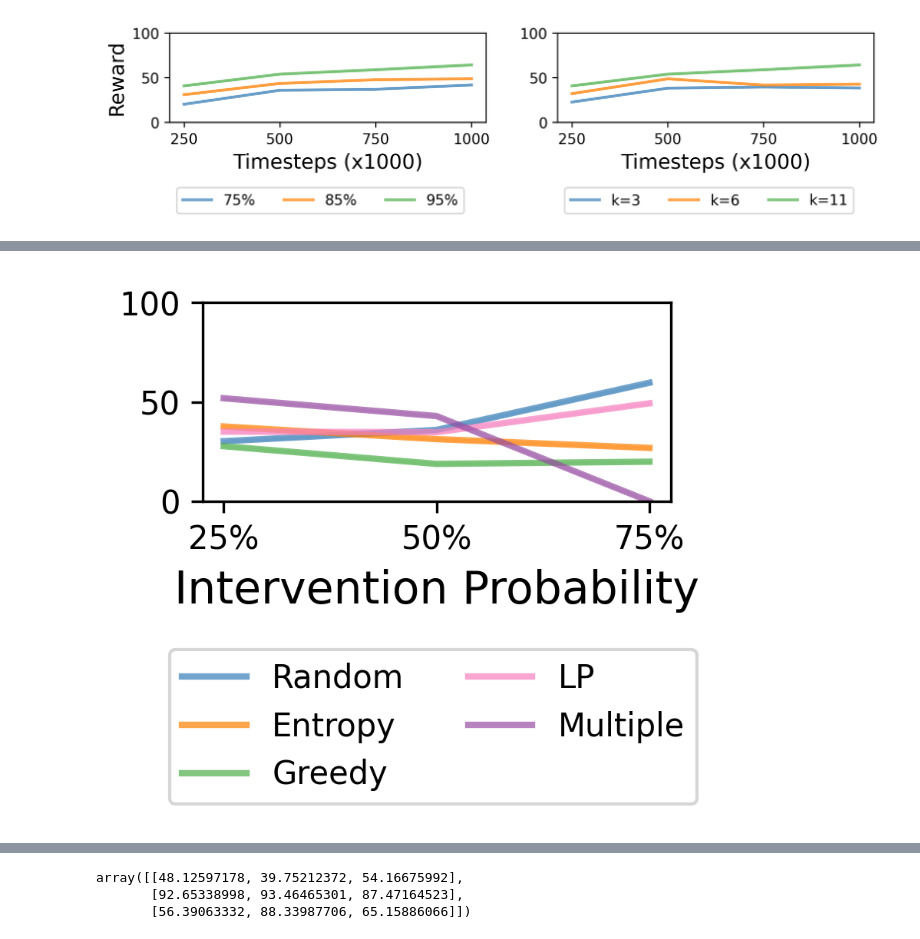
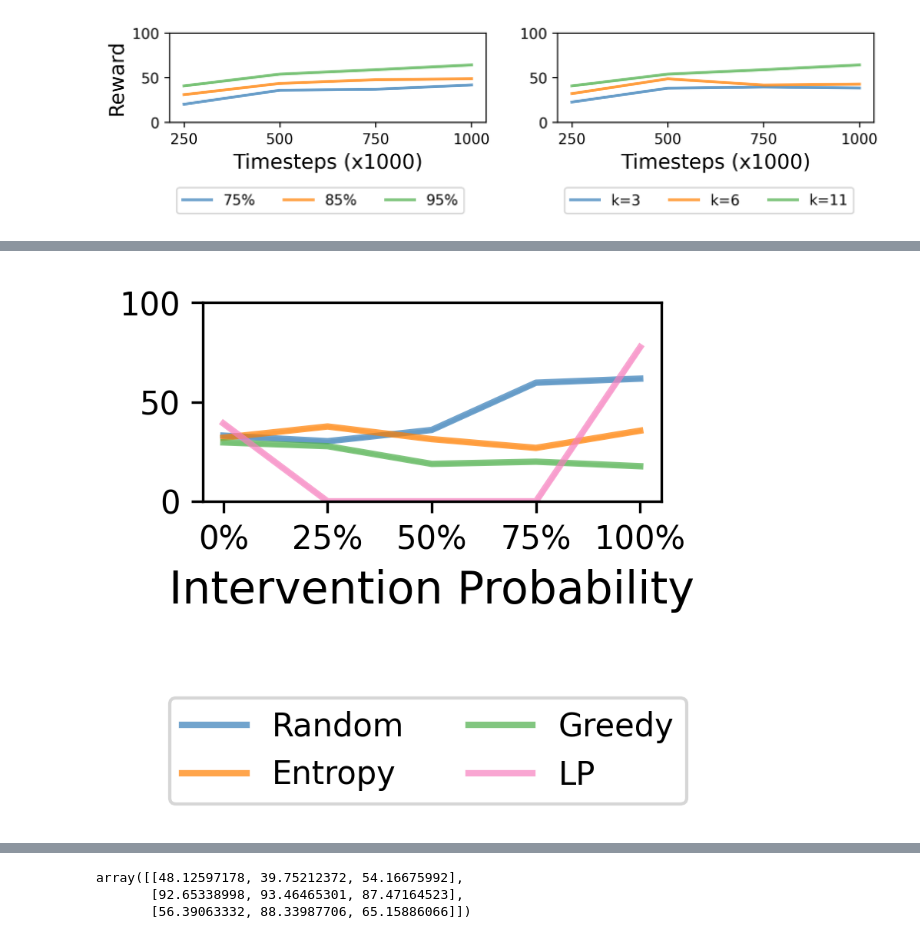
Before and after one commit to naveenr414/concept_decisions, a Jupyter notebook: scripts/notebooks/Plotting.ipynb, the cells around one changed output, grey strips where cells are left out. Saved outputs shown, nothing was run; the diff lists cells and outputs as text; code cells hidden in the pictures.

Commit message:
Created Hybrid LP method

```diff
--- a/scripts/notebooks/Plotting.ipynb
+++ b/scripts/notebooks/Plotting.ipynb
@@ -64,18 +62,14 @@ methods_dict = {
 }
 
 method_scales = [lambda d: d/500*100, lambda d: d/1*100, lambda d: (d+21)/42*100, lambda d: d/100*100, lambda d: (d+20)/(55+20)*100]
-# %%
-    matching_params = get_results_matching_parameters("basic","",{'environment_string': 'glucose','training_timesteps':4_000_000,
-                                                                'num_concepts_selected': 10,'experiment': 'perfect_comparison',
-                                                                })
 # %%
 two_stage = []
 basic_comparison = []
 perfect_environments = ['cart_pole',"mini_grid","pong","boxing","glucose"]
-perfect_methods = ["perfect_concepts","random","entropy","lp","policy_selection_lp","policy_selection_multiple"]
+perfect_methods = ["perfect_concepts","random","entropy","greedy","lp_hybrid"]
 
 imperfect_environments = ['cart_pole',"mini_grid","pong","boxing"]
-imperfect_methods = ["imperfect_concepts","random","entropy","greedy","policy_selection_lp","policy_selection_multiple"]
+imperfect_methods = ["imperfect_concepts","random","entropy","greedy","lp_hybrid"]
 
 num_concepts_selected = {
     'cart_pole': 3,
@@ -98,7 +92,7 @@ for j,e in enumerate(perfect_environments):
                                                                     'method': m, 'gold_timesteps': gold_timesteps[e]})
         print("Perfect",e,m,len(matching_params),[(i[m]['reward'],i['parameters']['seed'],i[m]['concepts']) for i in matching_params if m in i])
 
-        performance = method_scales[j](np.mean([i[m]['reward'] for i in matching_params if m in i]))
+        performance = method_scales[j](np.mean([i[m]['reward'] for i in matching_params if m in i and not np.isnan(i[m]['reward'])]))
         temp.append(performance)
     all_performances_perfect.append(temp)
 
@@ -110,7 +104,7 @@ for j,e in enumerate(imperfect_environments):
                                                                     'method': m, 'gold_timesteps': gold_timesteps[e]})
 
         print("Imperfect",e,m,len(matching_params),[(i[m]['reward'],i['parameters']['seed'],i[m]['concepts']) for i in matching_params if m in i])
-        performance = method_scales[j](np.mean([i[m]['reward'] for i in matching_params if m in i]))
+        performance = method_scales[j](np.mean([i[m]['reward'] for i in matching_params if m in i and not np.isnan(i[m]['reward'])]))
         temp.append(performance)
 
         if m == 'multiple':
@@ -426,7 +420,6 @@ fig.savefig("../../results/figures/accuracy_num_concepts.pdf",dpi=300, bbox_inch
 two_stage = []
 basic_comparison = []
 perfect_environments = ['cart_pole',"mini_grid","pong","boxing"]
-perfect_methods = ["imperfect_concepts","random","entropy","greedy","policy_selection_lp","policy_selection_multiple"]
 
 num_concepts_selected = {
     'cart_pole': 3,
@@ -438,9 +431,9 @@ num_concepts_selected = {
 
 all_performances_intervention = []
 
-for j,e in enumerate(perfect_environments):
+for j,e in enumerate(imperfect_environments):
     temp = []
-    for m in perfect_methods:
+    for m in imperfect_methods:
         matching_params = get_results_matching_parameters("intervention","",{'environment_string': e,'training_timesteps':training_times[e],
                                                                     'num_concepts_selected': num_concepts_selected[e],
                                                                     'method': m, 'intervention_prob': 0.5})
@@ -457,7 +450,7 @@ all_performances_imperfect = []
 
 for j,e in enumerate(imperfect_environments):
     temp = []
-    for m in ["imperfect_concepts","random","entropy","greedy","policy_selection_lp","policy_selection_multiple"]:
+    for m in imperfect_methods:
         matching_params = get_results_matching_parameters("basic","",{'environment_string': e,'training_timesteps':training_times[e],
                                                                     'num_concepts_selected': num_concepts_selected[e],'experiment': 'imperfect_comparison',
                                                                     'method': m})
@@ -580,7 +556,6 @@ fig.savefig("../../results/figures/basic_comparison_methods_intervention.pdf",dp
 two_stage = []
 basic_comparison = []
 perfect_environments = ['cart_pole',"mini_grid","pong","boxing"]
-imperfect_methods = ["imperfect_concepts","random","entropy","greedy","lp","multiple"]
 
 intervention_probability = [0.25,0.5,0.75]
 
@@ -594,16 +569,19 @@ num_concepts_selected = {
 
 cart_pole_interventions = []
 e = "cart_pole"
+cart_pole_interventions.append(all_performances_imperfect[0])
 for i in intervention_probability:
     temp = []
     for m in imperfect_methods:
         matching_params = get_results_matching_parameters("intervention","",{'environment_string': e,'training_timesteps':training_times[e],
                                                                     'num_concepts_selected': num_concepts_selected[e],
                                                                     'method': m, 'intervention_prob': i})
-        print(i,m,len(matching_params))
         if len(matching_params) > 0:
             performance = method_scales[0](np.mean([i[m]['reward'] for i in matching_params]))
             temp.append(performance)
         else:
             temp.append(0.0001)
     cart_pole_interventions.append(temp)
+intervention_probability.append(1.0)
+intervention_probability = [0.0] + intervention_probability
+cart_pole_interventions.append(all_performances_perfect[0])
@@ -701,29 +588,29 @@ fig.savefig("../../results/figures/basic_comparison_methods_intervention.pdf",dp
 # %%
 # Plot #concpet perf.
 # Plot Comparison for each env
 plot_dimensions = (1,1)
 titles = [[""]]
 
 sup_y_label = ""
 overall_format = {'figsize':(3,2),
     'style_size': style_size,
     'has_grid': False,
-    'x_ticks': [[[list(range(len(intervention_probability))),["25%","50%","75%"]] for i in range(5)] for j in range(1)],
+    'x_ticks': [[[list(range(len(intervention_probability))),["0%","25%","50%","75%","100%"]] for i in range(5)] for j in range(1)],
     'y_lim': [[[0,100]]]
 }
 
 fig,ax = create_axes(plot_dimensions,overall_format,titles=titles,x_labels=[["Intervention Probability"]])
 
 line_format = {'color_palette': 'six_color', 'linewidth': 2}
 plt.tight_layout()
 
-x_groups = [list(range(len(intervention_probability))) for j in ['random','entropy','greedy','lp','multiple']]
+x_groups = [list(range(len(intervention_probability))) for j in imperfect_methods[1:]]
 y_vals = np.array(cart_pole_interventions).T[1:]
 y_std = np.zeros(y_vals.shape)
-plot_line(ax[0][0],x_groups,y_vals,y_std,['Random','Entropy','Greedy','LP','Multiple'],line_format)
+plot_line(ax[0][0],x_groups,y_vals,y_std,['Random','Entropy','Greedy','LP'],line_format)
 
 legend_format = {'style_size': style_size,'type': 'is_global', 'loc': 'lower left', 'ncol': 2, 'bbox_to_anchor': (0.15,-0.3),'fontsize': 14}
 create_legend(fig,ax,plot_dimensions,legend_format)
 fig.savefig("../../results/figures/intervention_comparison.pdf",dpi=300, bbox_inches='tight')
 # %% [output]
-[figure, old version]
+[figure, new version]
```
Also changed, not shown: parts of 18 cells of this notebook, 17 other files.
